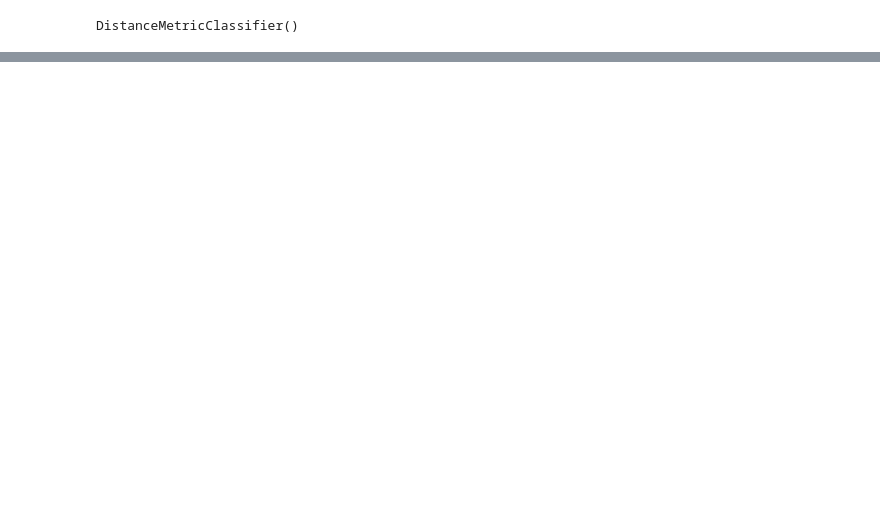
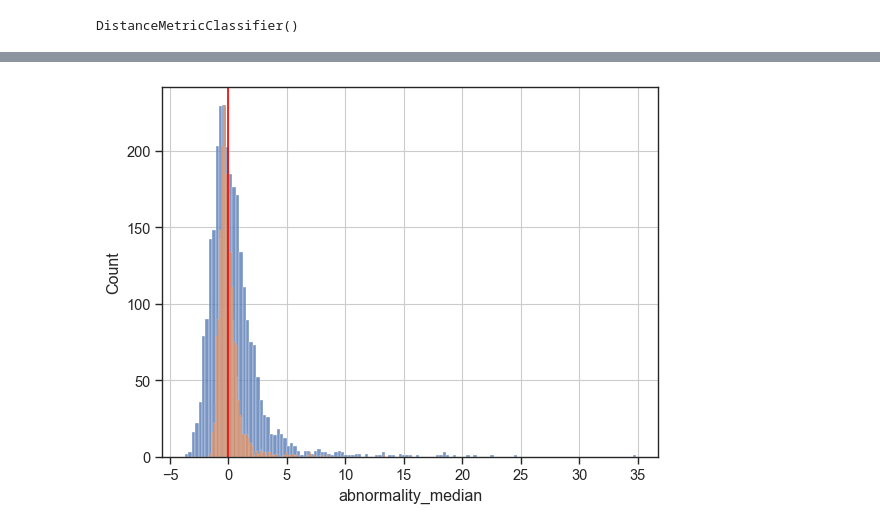
Before and after one commit to sidchaini/DistanceAnomalies, a Jupyter notebook: 03. distances features eda/03c. dcpy outliers.ipynb, the cells around one changed output, grey strips where cells are left out. Cells and saved outputs as stored; diff of their text form; code cells hidden in the pictures; blank space fills up the shorter version.

```diff
--- a/03. distances features eda/03c. dcpy outliers.ipynb
+++ b/03. distances features eda/03c. dcpy outliers.ipynb
@@ -115 +149,9 @@ dist_df
 2732 rows × 7 columns
+# %%
+sns.histplot(dist_df,x="abnormality_median")
+sns.histplot(dist_df,x="abnormality_mean")
+plt.axvline(x=0, color="red")
+# plt.yscale("log")
+plt.show()
+# %% [output]
+[figure, added]
```
Also changed, not shown: parts of 19 cells of this notebook.
